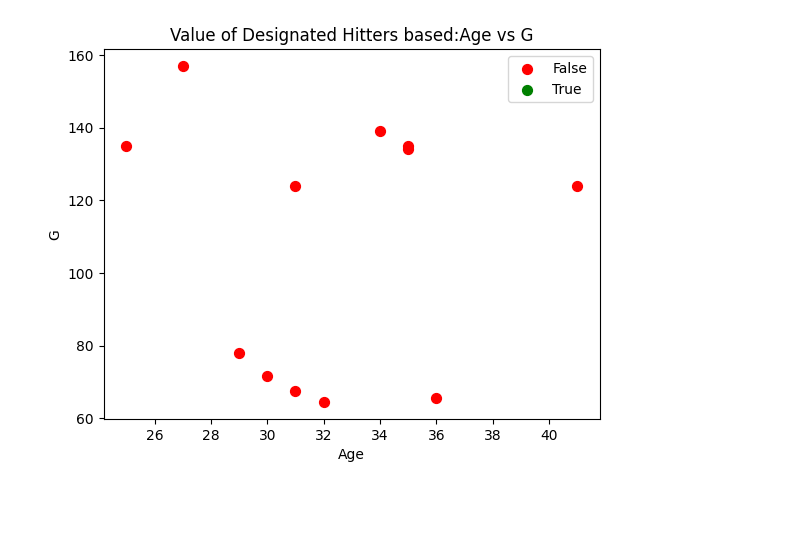
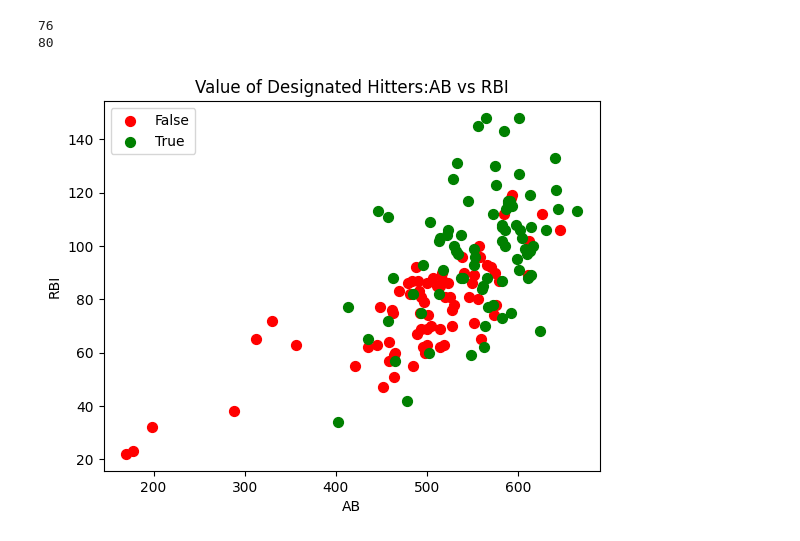
Before and after one commit to filip-r-casey/Data-mining-DH, a Jupyter notebook: DH_Classifier.ipynb, the cells around one changed output. Saved outputs shown, nothing was run; the diff lists cells and outputs as text; code cells hidden in the pictures; blank space fills up the shorter version.

```diff
--- a/DH_Classifier.ipynb
+++ b/DH_Classifier.ipynb
@@ -69,0 +12,3 @@ dh_data
+# %%
+dh_data = pd.read_csv('ALL_DH_stats.csv').groupby('PLAYER').max()
+salaries = pd.read_csv('salaries.csv')
@@ -70,7 +38,11 @@ dh_data
 # %%
-# collect training data for valuable and non valueable dh
-combined_df = pd.merge(dh_data,dh_salary, left_on="Name", right_on="player name", how="left")
-combined_df['salary'] = combined_df['salary'].str.replace(',','').astype(float)
+def convert_money_string(money):
+    return money.replace('$', '').replace(',', '').replace(' ', '')
+combined_df['salary'] = combined_df['salary'].apply(convert_money_string).astype(int)
 high_value_dh = combined_df[combined_df["salary"] >= int(combined_df["salary"].quantile(0.9))].drop("salary", axis=1)
 low_value_dh = combined_df[combined_df["salary"] <= int(combined_df["salary"].quantile(0.1))].drop("salary", axis=1)
+high_value_dh = high_value_dh.assign(valuable=True)
+low_value_dh = low_value_dh.assign(valuable=False)
+truth_set = pd.concat([high_value_dh, low_value_dh])
 combined_df = combined_df.drop("salary", axis=1)
+print(len(combined_df))
@@ -82,18 +50,0 @@ truth_set = pd.concat([high_value_dh, low_value_dh])
-# %%
-feature_columns = ['Age', 'G', 'PA', 'AB', 'R', 'H', '2B', '3B', 'HR', 'RBI', 'SB',
-                   'CS', 'BB', 'SO', 'BA', 'OBP', 'SLG', 'OPS', 'OPS+', 'TB', 'GDP', 'HBP',
-                   'SH', 'SF', 'IBB', 'wOBA', 'OAA', 'OFF', 'DEF', 'pos', 'ht', 'wt', 'ba',
-                   'th', 'born', 'hilvl', 'mlb years', 'stat years']
-target_columns = "valuable"
-categorical_features = truth_set[feature_columns].select_dtypes(include=['object']).columns
-
-feature_columns = [x for x in feature_columns if x not in categorical_features]
-
-X = truth_set[feature_columns]
-y = truth_set[target_columns]
-X_train, X_test, y_train, y_test = train_test_split(X, y, test_size=.2)
-
-gnb = GaussianNB()
-gnb.fit(X_train, y_train)
-
-y_pred = gnb.predict(X_test)
@@ -117,22 +104,25 @@ combined_df[feature_columns]
 # %%
 # plot results
-x_feature = "Age"
-y_feature = "G"
-y_pred = gnb.predict(combined_df[feature_columns].fillna(0))
+x_feature = "AB"
+y_feature = "RBI"
+y_pred = gnb.predict(dh_data[feature_columns].fillna(0))
 
 cdict = {0: 'red', 1: 'green'}
 
-plot_df = combined_df.copy()
-plot_df.insert(len(combined_df.columns), "valuable", y_pred)
+plot_df = dh_data.copy()
+plot_df.insert(len(dh_data.columns), "valuable", y_pred)
 
 for g in [False, True]:
     class_data = plot_df[plot_df["valuable"] == g]
+    print(len(class_data))
     plt.scatter(class_data[x_feature], class_data[y_feature], c = cdict[g], label = g, s = 50)
 
-plt.title("Value of Designated Hitters based:" + x_feature + " vs " + y_feature)
+plt.title("Value of Designated Hitters:" + x_feature + " vs " + y_feature)
 plt.xlabel(x_feature)
 plt.ylabel(y_feature)
 plt.legend()
 plt.show()
 # %% [output]
+76
+80
-[figure, old version]
+[figure, new version]
```
Also changed, not shown: parts of 11 cells of this notebook, 3 other files.
